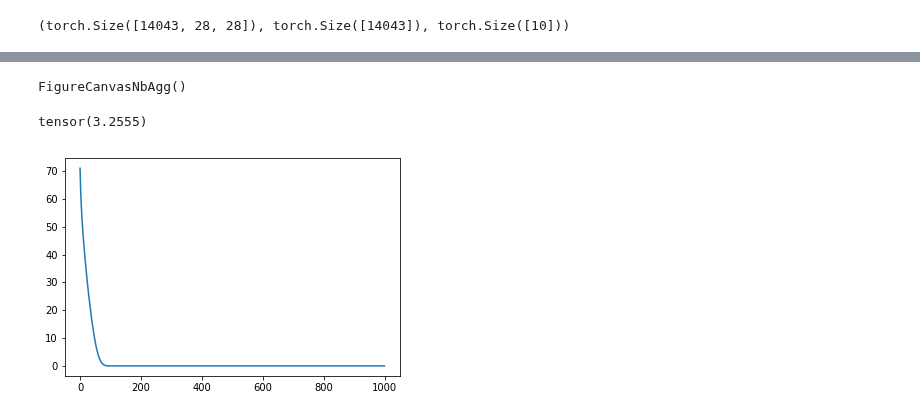
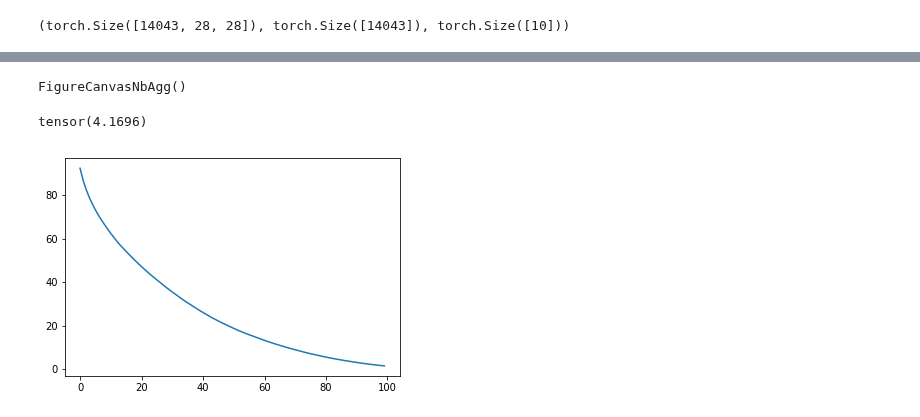
Before and after one commit to SomeoneSerge/skt_deeplearning, a Jupyter notebook: HW2/homework_part1.ipynb, the cells around one changed output, grey strips where cells are left out. Saved outputs shown, nothing was run; the diff lists cells and outputs as text; code cells hidden in the pictures.

```diff
--- a/HW2/homework_part1.ipynb
+++ b/HW2/homework_part1.ipynb
@@ -633,33 +647,33 @@ def test_adam():
         def forward(self, input):
             A = self.A
             out = torch.einsum('bi,ij,bj->b', input, A, input)
             assert out.dim() == 1
             return out
         def parameters(self):
             return (self.A,)
     n = 5
     true_model = QModel(torch.randn(n, n))
     def make_batches():
         def batches(bs=128):
             for i in range(100):
                 x = torch.randn(bs, n)
                 y = true_model.forward(x)
                 yield (x, y)
         return batches()
     trainable = QModel(torch.randn(n, n, requires_grad=True))
     opt = Adam(trainable.parameters(), lr=.1)
     lossporn = []
     x_test = next(make_batches())[0]
     opt.register_epoch_posthook(lambda e, model: lossporn.append(torch.norm(model.forward(x_test) - true_model.forward(x_test))))
     loss = lambda pred, labels: torch.norm(pred - labels)**2
-    opt.evolve(trainable, loss, make_batches, 1000)
+    opt.evolve(trainable, loss, make_batches, 100)
     fig, ax = plt.subplots()
     ax.plot(lossporn)
     with torch.no_grad():
         print(torch.norm(true_model.A - trainable.A))
 test_adam()
 plt.show()
 # %% [output]
 FigureCanvasNbAgg()
-tensor(3.2555)
+tensor(4.1696)
-[figure, old version]
+[figure, new version]
```
Also changed, not shown: parts of 7 cells of this notebook.
